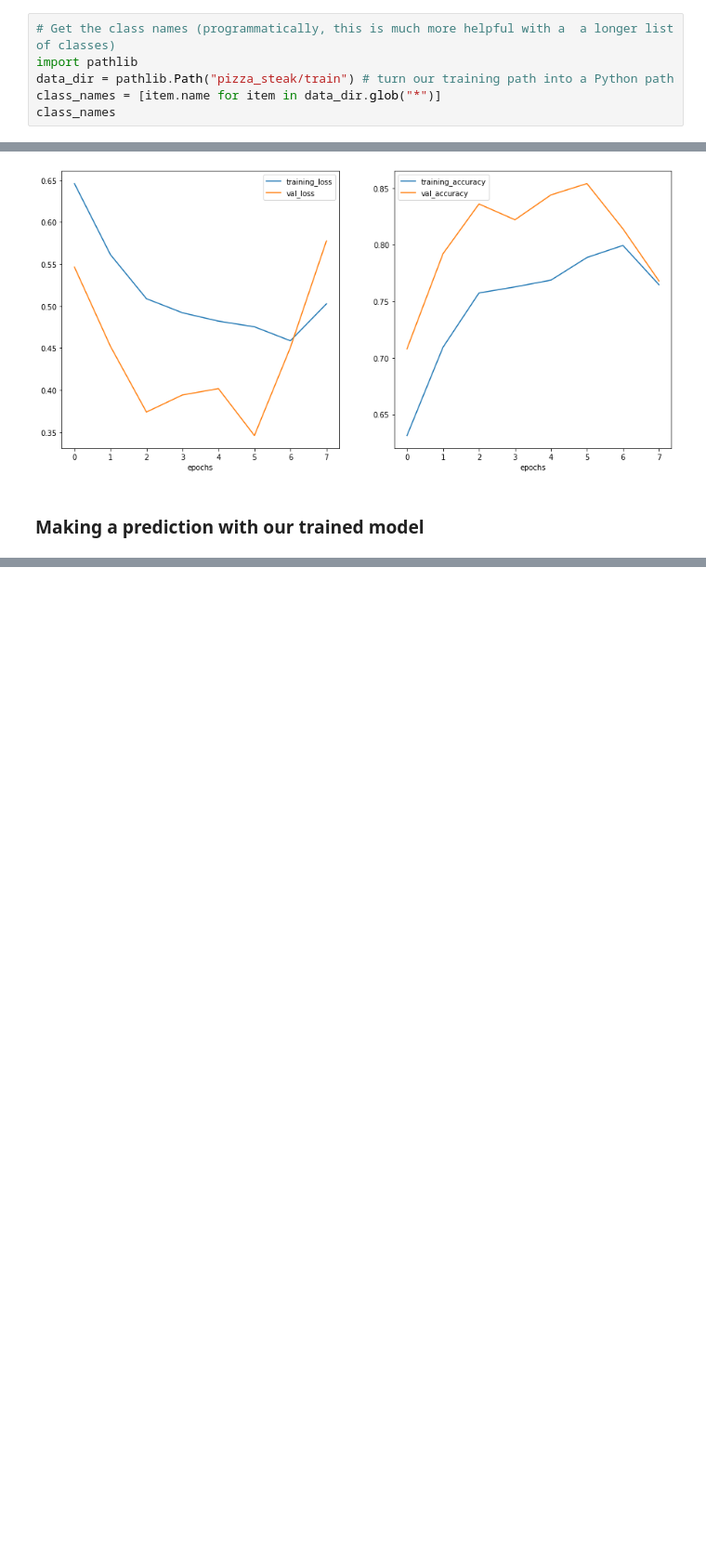
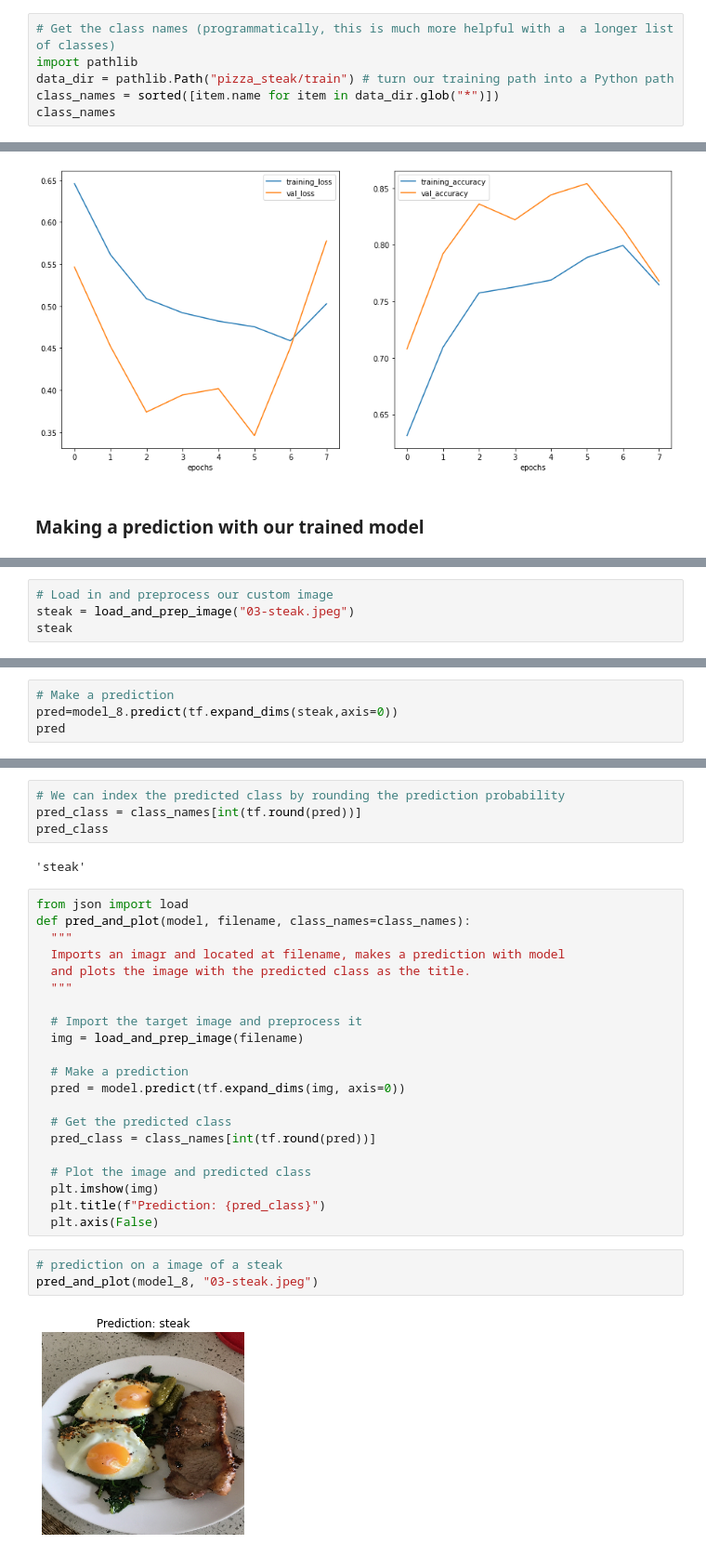
Before and after one commit to danchaud-vincent/tensorflow-deep-learning, a Jupyter notebook: 03_convolutional_neural_networks_in_tensorflow.ipynb, the cells around one changed output, grey strips where cells are left out. Shown at 93% size. Saved outputs shown, nothing was run; the diff lists cells and outputs as text; blank space fills up the shorter version.

```diff
--- a/03_convolutional_neural_networks_in_tensorflow.ipynb
+++ b/03_convolutional_neural_networks_in_tensorflow.ipynb
@@ -163,6 +163,6 @@ num_steak_images_train
 # Get the class names (programmatically, this is much more helpful with a  a longer list of classes)
 import pathlib
 data_dir = pathlib.Path("pizza_steak/train") # turn our training path into a Python path
-class_names = [item.name for item in data_dir.glob("*")]
+class_names = sorted([item.name for item in data_dir.glob("*")])
 class_names
 # %% [output]
@@ -1285,0 +1369,4 @@ plot_loss_curves(history_8_bis)
+# %%
+# Load in and preprocess our custom image
+steak = load_and_prep_image("03-steak.jpeg")
+steak
@@ -1285,0 +1391,4 @@ plot_loss_curves(history_8_bis)
+# %%
+# Make a prediction
+pred=model_8.predict(tf.expand_dims(steak,axis=0))
+pred
@@ -1285,0 +1412,32 @@ plot_loss_curves(history_8_bis)
+# %%
+# We can index the predicted class by rounding the prediction probability
+pred_class = class_names[int(tf.round(pred))]
+pred_class
+# %% [output]
+'steak'
+# %%
+from json import load
+def pred_and_plot(model, filename, class_names=class_names):
+  """
+  Imports an imagr and located at filename, makes a prediction with model
+  and plots the image with the predicted class as the title.
+  """
+
+  # Import the target image and preprocess it
+  img = load_and_prep_image(filename)
+
+  # Make a prediction
+  pred = model.predict(tf.expand_dims(img, axis=0))
+
+  # Get the predicted class
+  pred_class = class_names[int(tf.round(pred))]
+
+  # Plot the image and predicted class
+  plt.imshow(img)
+  plt.title(f"Prediction: {pred_class}")
+  plt.axis(False)
+# %%
+# prediction on a image of a steak
+pred_and_plot(model_8, "03-steak.jpeg")
+# %% [output]
+[figure, added]
```
Also changed, not shown: parts of 14 cells of this notebook.
